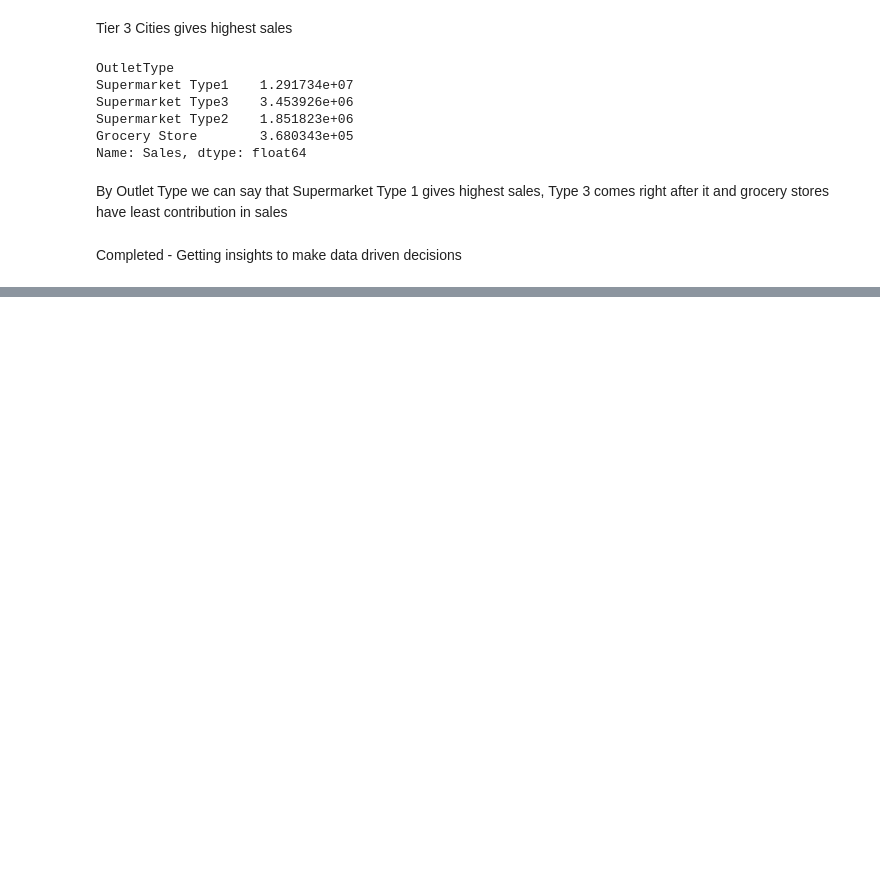
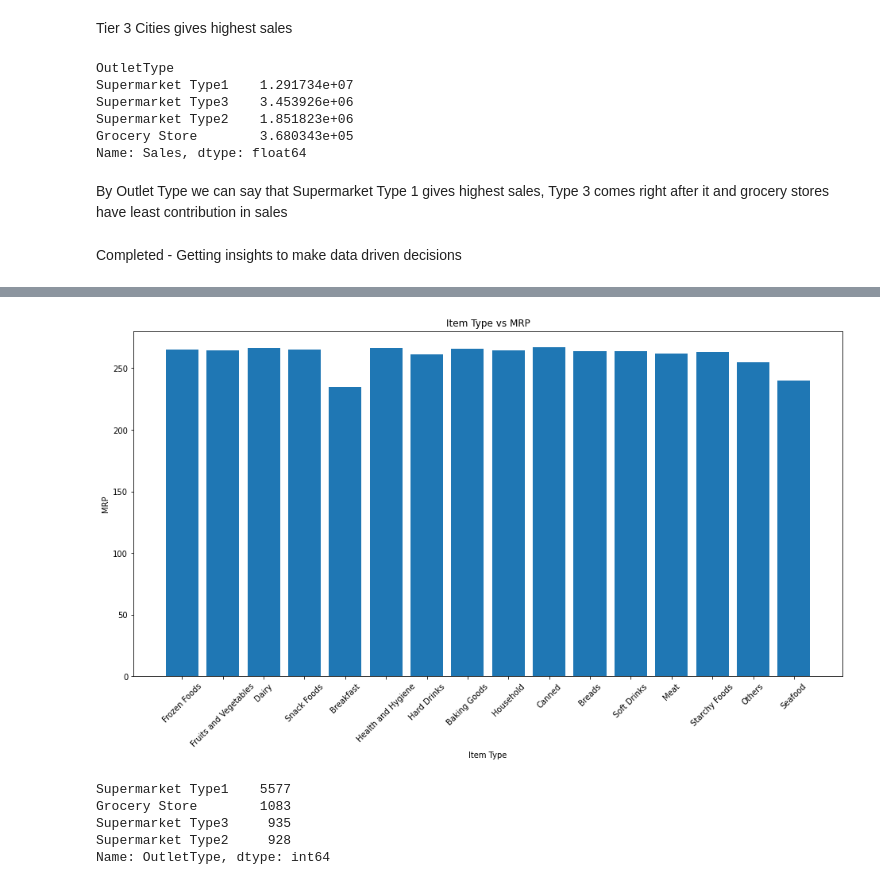
Before and after one commit to ashutoshg18/MegaStore, a Jupyter notebook: Pinnacle BootCamp Prob1.ipynb, the cells around one changed output, grey strips where cells are left out. Cells and saved outputs as stored; diff of their text form; code cells hidden in the pictures; blank space fills up the shorter version.

Commit message:
performed various EDA graphs

```diff
--- a/Pinnacle BootCamp Prob1.ipynb
+++ b/Pinnacle BootCamp Prob1.ipynb
@@ -202,0 +223,18 @@ Completed - Getting insights to make data driven decisions
+# %%
+plt.figure(figsize=(16,8))
+plt.bar('Itemtype','MRP', data=raw_data)
+plt.title('Item Type vs MRP')
+plt.xlabel('Item Type')
+plt.ylabel('MRP')
+plt.xticks(rotation=45)
+plt.show()
+# %% [output]
+[figure, added]
+# %%
+raw_data['OutletType'].value_counts()
+# %% [output]
+Supermarket Type1    5577
+Grocery Store        1083
+Supermarket Type3     935
+Supermarket Type2     928
+Name: OutletType, dtype: int64
```
Also changed, not shown: parts of 8 cells of this notebook.
